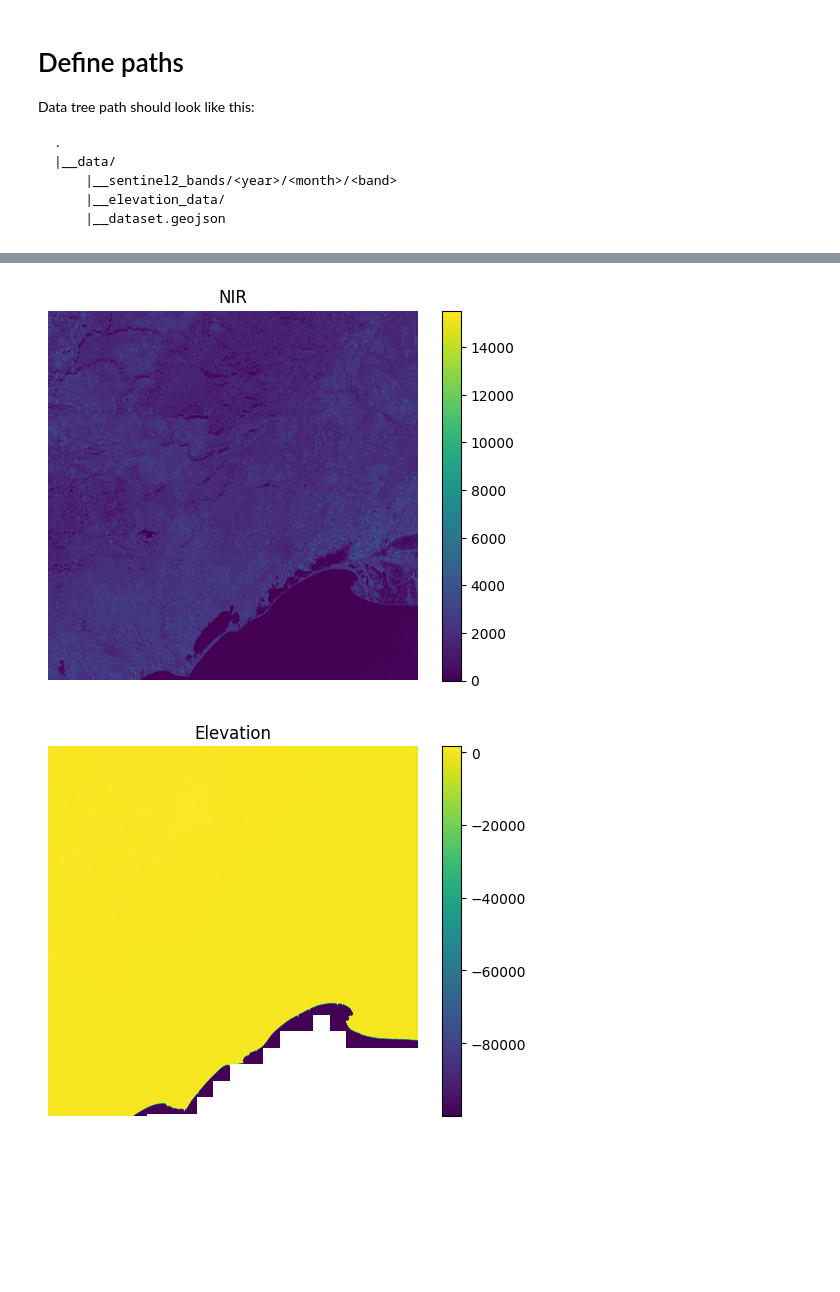
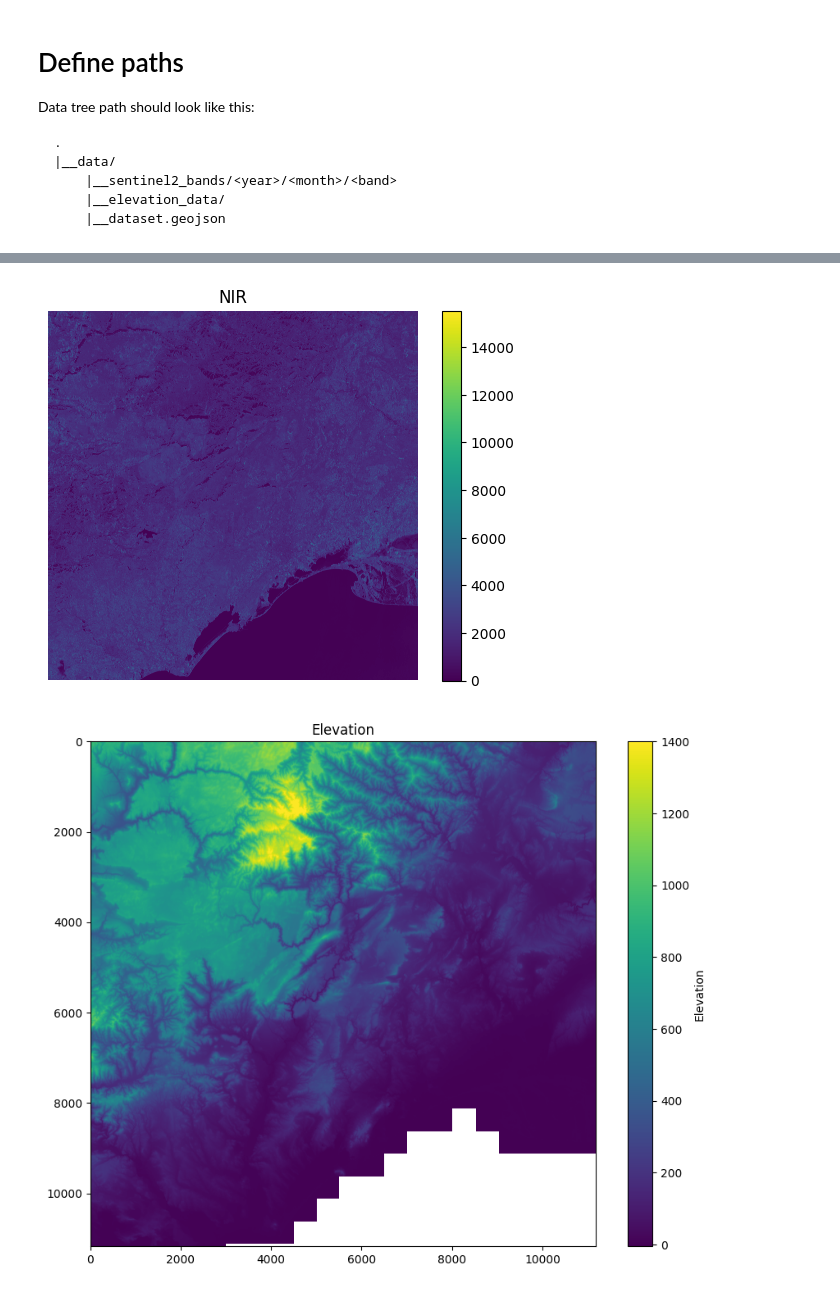
Before and after one commit to Leo-Maltoni/Ter-2024, a Jupyter notebook: 3d_array.ipynb, the cells around one changed output, grey strips where cells are left out. Saved outputs shown, nothing was run; the diff lists cells and outputs as text; code cells hidden in the pictures; blank space fills up the shorter version.

Commit message:
improve ground elevation displaying

```diff
--- a/3d_array.ipynb
+++ b/3d_array.ipynb
@@ -142,13 +146,12 @@ def plot(arr, title):
 # %%
 # Plot the bands
 plot(blue_band, "Blue")
 plot(green_band, "Green")
 plot(red_band, "Red")
 plot(nir_band, "NIR")
-plot(elevation, "Elevation")
 # %% [output]
 [figure]
 [figure]
 [figure]
 [figure]
-[figure, old version]
+[figure, new version]
```
Also changed, not shown: parts of 5 cells of this notebook.
